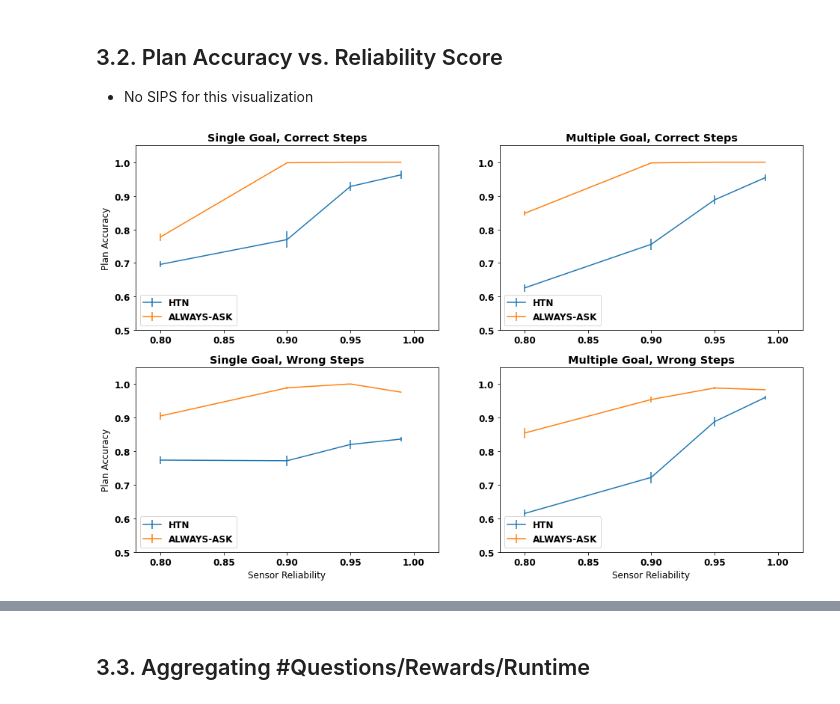
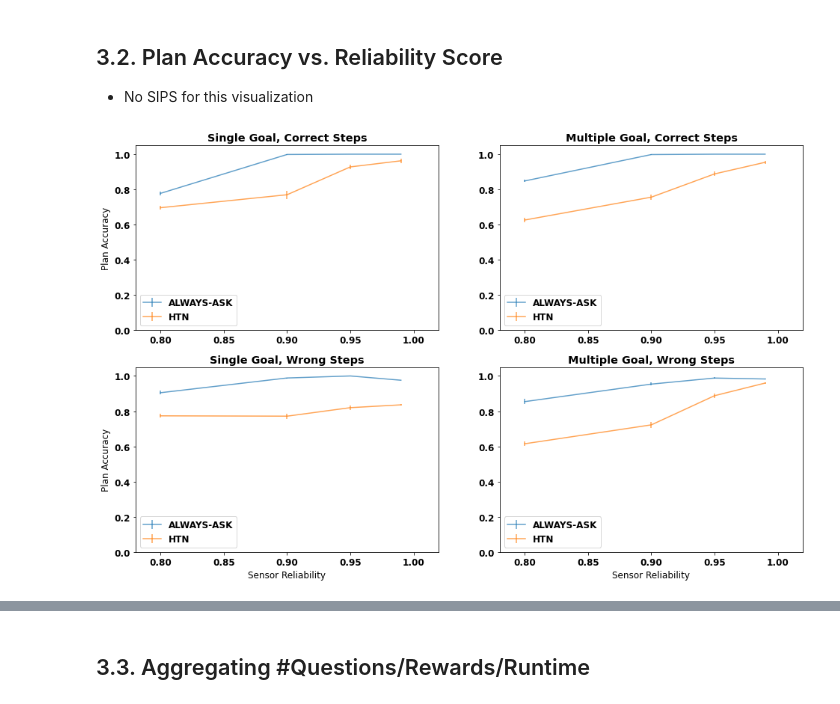
Before and after one commit to IfrahIdrees/DGR-POMDP, a Jupyter notebook: PerformanceEvaluation/visualization.ipynb, the cells around one changed output, grey strips where cells are left out. Drawn from its saved outputs; the diff is of its cells as text; code cells hidden in the pictures.

```diff
--- a/PerformanceEvaluation/visualization.ipynb
+++ b/PerformanceEvaluation/visualization.ipynb
@@ -27,7 +28,7 @@ case_category_tuples = {
         "Single Goal, Correct Steps": [1,2,3,4,5],
         "Multiple Goal, Correct Steps": [6,7,8,9,10],
         "Single Goal, Wrong Steps": [11,12,13,23,24,25,26,27,28,29],
-        "Multiple Goal, Wrong Steps": [14,15,16,17,18,19,22,30],
+        "Multiple Goal, Wrong Steps": [14,15,16,17,18,19,20,21,22,30],
     }
 }
 
@@ -76,6 +77,8 @@ for agent in args.agent_type:
 cumu_runtime_mean_csv_dict, cumu_runtime_sem_csv_dict = {},{}
 cumu_questions_mean_csv_dict, cumu_questions_sem_csv_dict = {},{}
 cumu_reward_mean_csv_dict, cumu_reward_sem_csv_dict = {},{}
+
+all_cases = np.concatenate(list(case_category_tuples[target_domain].values()))
 
 for agent in args.agent_type:
 
@@ -89,12 +92,11 @@ for agent in args.agent_type:
     for sensor_reliability in args.reliability_scores:
 
         row_id = 0
-        for case_id in range(1, 12+1):
+        for case_id in range(1, target_domain_num_cases+1):
 
-            if case_id == 4 or case_id == 11 or case_id ==10 or case_id ==9 or case_id ==7:
-                # Case 4 is intended to be skipped
+            if case_id not in all_cases:
+                # skip cases that do not belong to the target domain
                 continue
-            row_id += 1
 
             case_csv_name = f"Episode-Case{case_id}_{sensor_reliability}.csv"
             curr_df = pd.read_csv(os.path.join(args.base_dir_path, agent, args.hyperparams, "episode_reward", case_csv_name))
@@ -103,20 +105,28 @@ for agent in args.agent_type:
             # Process runtime
             curr_mean_time = curr_df["normalized_time"].mean()
             curr_sem_time = curr_df["normalized_time"].std() / np.sqrt(len(curr_df))
-            df_mean_time.loc[row_id, str(sensor_reliability)] = curr_mean_time
-            df_sem_time.loc[row_id, str(sensor_reliability)] = curr_sem_time
+            df_mean_time.loc[df_mean_time["Case_Num"]==case_id, [str(sensor_reliability)]] = curr_mean_time
+            df_sem_time.loc[df_mean_time["Case_Num"]==case_id, [str(sensor_reliability)]] = curr_sem_time
+            #df_mean_time.loc[row_id, str(sensor_reliability)] = curr_mean_time
+            #df_sem_time.loc[row_id, str(sensor_reliability)] = curr_sem_time
 
             # Process number of questions asked
             curr_mean_questions = curr_df["normalized_num_question_asked"].mean()
             curr_sem_questions = curr_df["normalized_num_question_asked"].std() / np.sqrt(len(curr_df))
-            df_mean_questions.loc[row_id, str(sensor_reliability)] = curr_mean_questions
-            df_sem_questions.loc[row_id, str(sensor_reliability)] = curr_sem_questions
+            df_mean_questions.loc[df_mean_questions["Case_Num"]==case_id, [str(sensor_reliability)]] = curr_mean_questions
+            df_sem_questions.loc[df_sem_questions["Case_Num"]==case_id, [str(sensor_reliability)]] = curr_sem_questions
+            #df_mean_questions.loc[row_id, str(sensor_reliability)] = curr_mean_questions
+            #df_sem_questions.loc[row_id, str(sensor_reliability)] = curr_sem_questions
 
             # Process discounted rewards
             curr_mean_reward = curr_df["cumu_discounted_reward"].mean()
             curr_sem_reward = curr_df["cumu_discounted_reward"].std() / np.sqrt(len(curr_df))
-            df_mean_reward.loc[row_id, str(sensor_reliability)] = curr_mean_reward
-            df_sem_reward.loc[row_id, str(sensor_reliability)] = curr_sem_reward
+            df_mean_reward.loc[df_mean_reward["Case_Num"]==case_id, [str(sensor_reliability)]] = curr_mean_reward
+            df_sem_reward.loc[df_sem_reward["Case_Num"]==case_id, [str(sensor_reliability)]] = curr_sem_reward
+            #df_mean_reward.loc[row_id, str(sensor_reliability)] = curr_mean_reward
+            #df_sem_reward.loc[row_id, str(sensor_reliability)] = curr_sem_reward
+
+            row_id += 1
 
     cumu_runtime_mean_csv_dict[agent] = df_mean_time.copy()
     cumu_runtime_sem_csv_dict[agent] = df_sem_time.copy()
@@ -131,7 +141,7 @@ for agent in args.agent_type:
 class parseArguments:
     def __init__(self):
         self.base_dir_path = f"./outputs/{target_domain}"
-        self.agent_type = ["htn", "fixed_always_ask"]
+        self.agent_type = ["fixed_always_ask", "htn"]
         self.hyperparams = "dp17_sn5_df0.95_e1_wp-5_qr5_qp-5_oh0.76_dt0.001"
         self.reliability_scores = [0.8, 0.9, 0.95, 0.99]
         self.num_sub_goals = 5
@@ -328,7 +338,7 @@ for case_id, case in enumerate(case_category_tuples[target_domain].keys()):
     for agent in (args.agent_type + ["SIPS"]):
         acc = goal_acc_line_df[case][agent]
         sem = goal_sem_line_df[case][agent]
-        ax[plot_row][plot_col].errorbar(x, acc, yerr=sem, label=baseline_agent_dict[agent])
+        ax[plot_row][plot_col].errorbar(x, acc, yerr=sem, label=baseline_agent_dict[agent], alpha=0.7)
 
     #if case_id == 0:
     ax[plot_row][plot_col].legend(loc="lower left")
@@ -392,33 +399,33 @@ for case, case_nums in case_category_tuples[target_domain].items():
 # %%
 # Visualize Performance by Case Category
 x = [float(val) for val in x_ticklabels]
 
 n_row = 2
 n_col = 2
 fig, ax = plt.subplots(n_row, n_col, figsize=(16,10))
 
 for case_id, case in enumerate(case_category_tuples[target_domain].keys()):
 
     plot_row = case_id // n_col
     plot_col = case_id % n_col
 
     for agent in (args.agent_type):
         acc = plan_acc_line_df[case][agent]
         sem = plan_sem_line_df[case][agent]
-        ax[plot_row][plot_col].errorbar(x, acc, yerr=sem, label=baseline_agent_dict[agent])
+        ax[plot_row][plot_col].errorbar(x, acc, yerr=sem, label=baseline_agent_dict[agent], alpha=0.7)
 
     #if case_id == 0:
     ax[plot_row][plot_col].legend(loc="lower left")
 
     ax[plot_row][plot_col].set_title(case, fontweight="bold")
     if plot_col == 0:
         ax[plot_row][plot_col].set_ylabel("Plan Accuracy")
     if plot_row == 1:
         ax[plot_row][plot_col].set_xlabel("Sensor Reliability")
-    ax[plot_row][plot_col].set_ylim([0.5, 1.05])
+    ax[plot_row][plot_col].set_ylim([0.0, 1.05])
     ax[plot_row][plot_col].set_xlim([0.78, 1.02])
 # %% [output]
-[figure, old version]
+[figure, new version]
 # %%
 plan_acc_line_df
 # %% [output]
```
Also changed, not shown: parts of 6 cells of this notebook.
